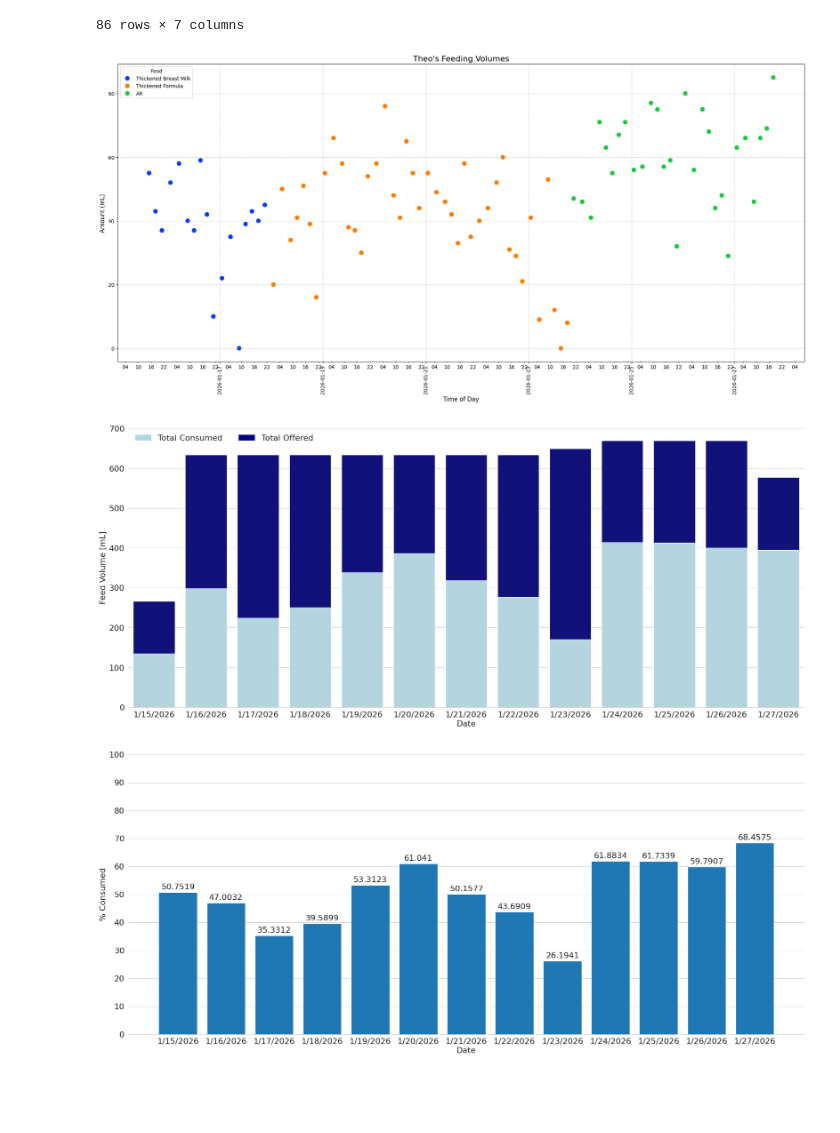
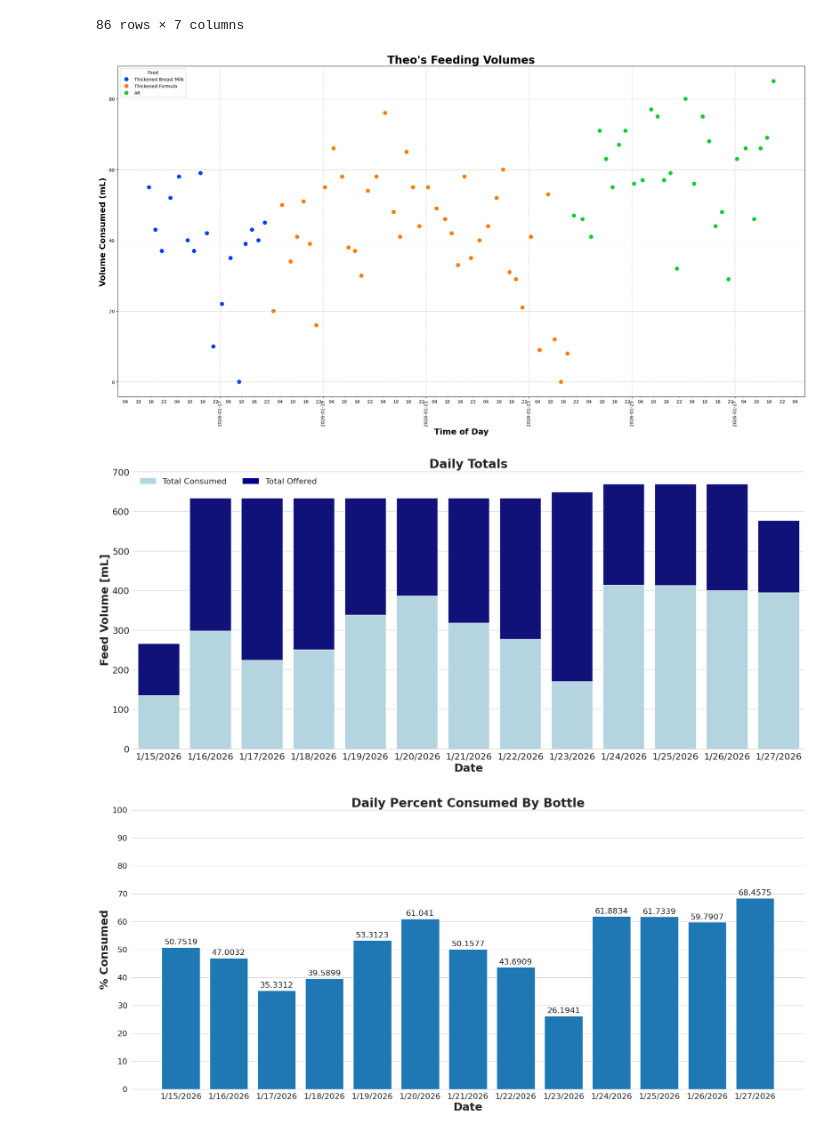
Before and after one commit to Juniper82/Theos-Feeding, a Jupyter notebook: Theo_Feeds.ipynb, the cells around one changed output. Drawn from its saved outputs; the diff is of its cells as text; code cells hidden in the pictures; blank space fills up the shorter version.

Commit message:
updated plot formatting

```diff
--- a/Theo_Feeds.ipynb
+++ b/Theo_Feeds.ipynb
@@ -35,37 +35,37 @@ df
 # %%
 amounts = df['Volume [mL]'] # Amount in ml
 times = df['datetime_col']
 
 # 2. Setup the Plot
-fig, ax = plt.subplots(figsize=(20, 10))
+fig, ax = plt.subplots(figsize=(22, 12))
 
 # 3. Plot the data
 # Plotting with a marker 'o' to see specific feed times
 xticks = df.datetime_col.to_list()
 #ax.plot(times, amounts, marker='o', linestyle='-', color='b', linewidth=2, markersize=8)
 sns.scatterplot(data=df,x='datetime_col', y='Volume [mL]', hue='Food', palette='bright',s=100)
 
 # 4. Customize the plot (Labels, Title, Formatting)
-ax.set_title("Theo's Feeding Volumes", fontsize=16)
-ax.set_ylabel("Amount (mL)", fontsize=12)
-ax.set_xlabel("Time of Day", fontsize=12)
+ax.set_title("Theo's Feeding Volumes", fontsize=24, weight = 'bold')
+ax.set_ylabel("Volume Consumed (mL)", fontsize=18, weight = 'bold')
+ax.set_xlabel("Time of Day", fontsize=18, weight = 'bold')
 
 # Format the X-axis to show hours clearly
 #ax.xaxis.set_major_formatter(mdates.DateFormatter('%I:%M'))
 #fig.autofmt_xdate() # Rotates the labels to prevent overlap
 plt.xticks(rotation=90)
 ax.xaxis.set_minor_locator(mdates.HourLocator(byhour=range(24), interval=6, tz=None))
 date_form = mdates.DateFormatter("%H")
 ax.xaxis.set_minor_formatter(date_form)
 
 # Add grid lines for easier reading
 ax.grid(True, linestyle='--', alpha=0.7)
 
 # Show the plot
 plt.tight_layout()
 plt.show()
 # %% [output]
-[figure, old version]
+[figure, new version]
 # %%
 # Create Bar Plot
 dailyTotals = df.groupby('Date')['Volume [mL]'].sum().reset_index()
@@ -76,8 +76,8 @@ sns.set_style("whitegrid")
 sns.set_context({"figure.figsize": (24, 10)})
 
 #Plot 1 - background - "Total Offered"
-sns.barplot(x = dailyMax['Date'], y = dailyMax['Total Feed Volume [mL]'], color = "darkblue")
-
+ax = sns.barplot(x = dailyMax['Date'], y = dailyMax['Total Feed Volume [mL]'], color = "darkblue")
+ax.set_title("Daily Totals", fontsize=24, weight = 'bold')
 #Plot 2 - overlay - "Total Daily Consumption"
 bottom_plot = sns.barplot(x = dailyTotals['Date'], y = dailyTotals['Volume [mL]'], color = "lightblue")
 
@@ -89,15 +89,17 @@ l.draw_frame(False)
 
 #Optional code - Make plot look nicer
 sns.despine(left=True)
-bottom_plot.set_ylabel("Feed Volume [mL]")
-bottom_plot.set_xlabel("Date")
-
+#bottom_plot.set_ylabel("Feed Volume [mL]")
+#bottom_plot.set_xlabel("Date")
+ax.set_ylabel("Feed Volume [mL]", fontsize=22, weight = 'bold')
+ax.set_xlabel("Date", fontsize=22, weight = 'bold')
+ax.tick_params(axis='both', labelsize=18)
 #Set fonts to consistent 16pt size
-for item in ([bottom_plot.xaxis.label, bottom_plot.yaxis.label] +
-             bottom_plot.get_xticklabels() + bottom_plot.get_yticklabels()):
-    item.set_fontsize(16)
+#for item in ([bottom_plot.xaxis.label, bottom_plot.yaxis.label] +
+#             bottom_plot.get_xticklabels() + bottom_plot.get_yticklabels()):
+#    item.set_fontsize(16)
 # %% [output]
-[figure, old version]
+[figure, new version]
 # %%
 # Create Bar Plot
 dailyTotals = df.groupby('Date')['Volume [mL]'].sum().reset_index()
@@ -114,17 +116,19 @@ bars = ax.bar(dailyMax['Date'], dailyPercent)
 
 #Optional code - Make plot look nicer
 sns.despine(left=True)
-ax.set_ylabel("% Consumed")
-ax.set_xlabel("Date")
+ax.set_title("Daily Percent Consumed By Bottle", fontsize=24, weight = 'bold')
+ax.set_ylabel("% Consumed", fontsize=22, weight = 'bold')
+ax.set_xlabel("Date", fontsize=22, weight = 'bold')
 #desired_ticks = np.arange(0,1.1,10)
 desired_ticks = np.arange(0,110,10)
 ax.set_yticks(ticks=desired_ticks)
+ax.tick_params(axis='both', labelsize=16)
 #plt.xticks(rotation=45,ha='right')
 # Add labels above the bars
-ax.bar_label(bars, padding=3, size=16)
+ax.bar_label(bars, padding=3, size=16);
 #Set fonts to consistent 16pt size
-for item in ([ax.xaxis.label, ax.yaxis.label] +
-             ax.get_xticklabels() + ax.get_yticklabels()):
-    item.set_fontsize(16)
+#for item in ([ax.xaxis.label, ax.yaxis.label] +
+#             ax.get_xticklabels() + ax.get_yticklabels()):
+#    item.set_fontsize(16)
 # %% [output]
-[figure, old version]
+[figure, new version]
```
